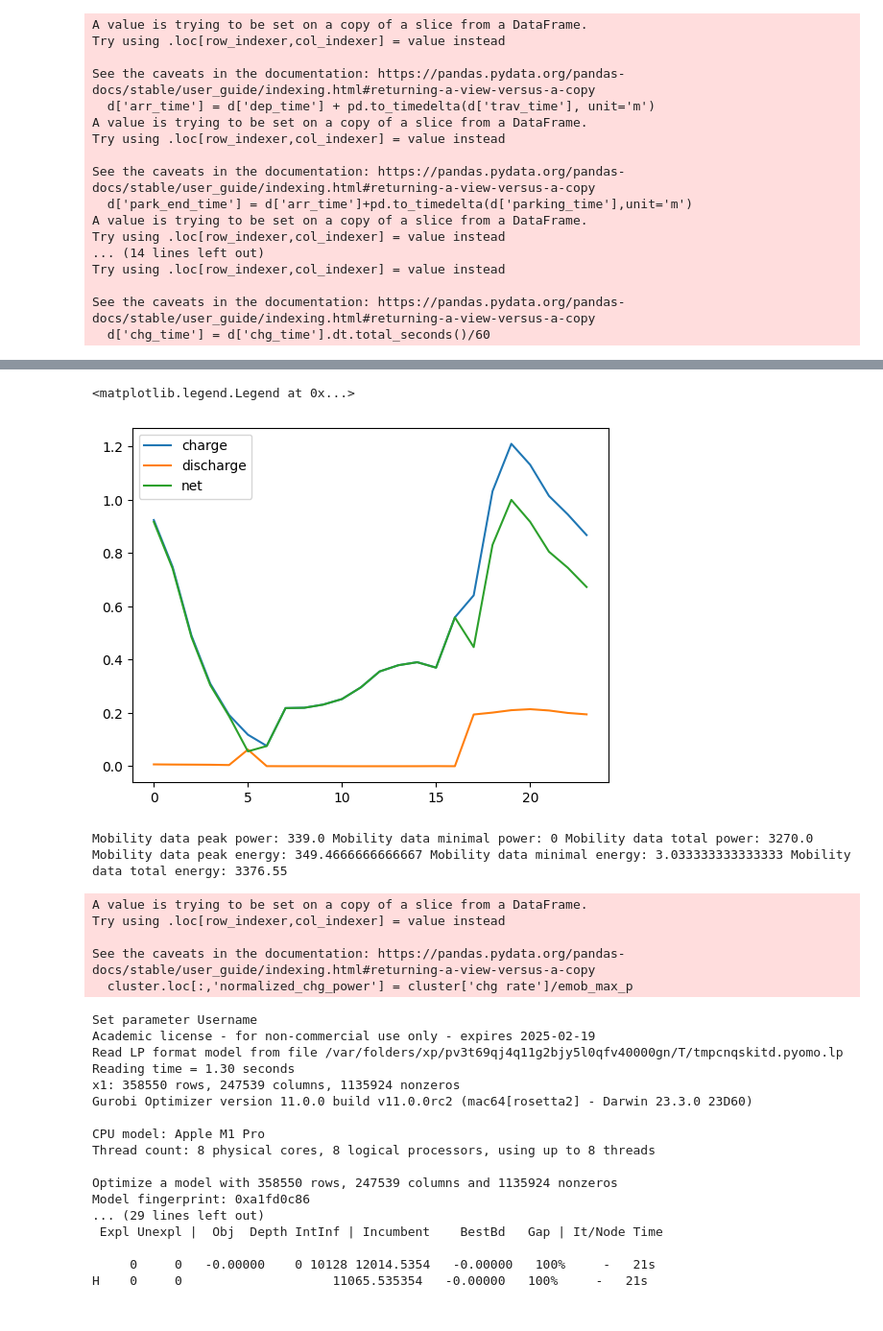
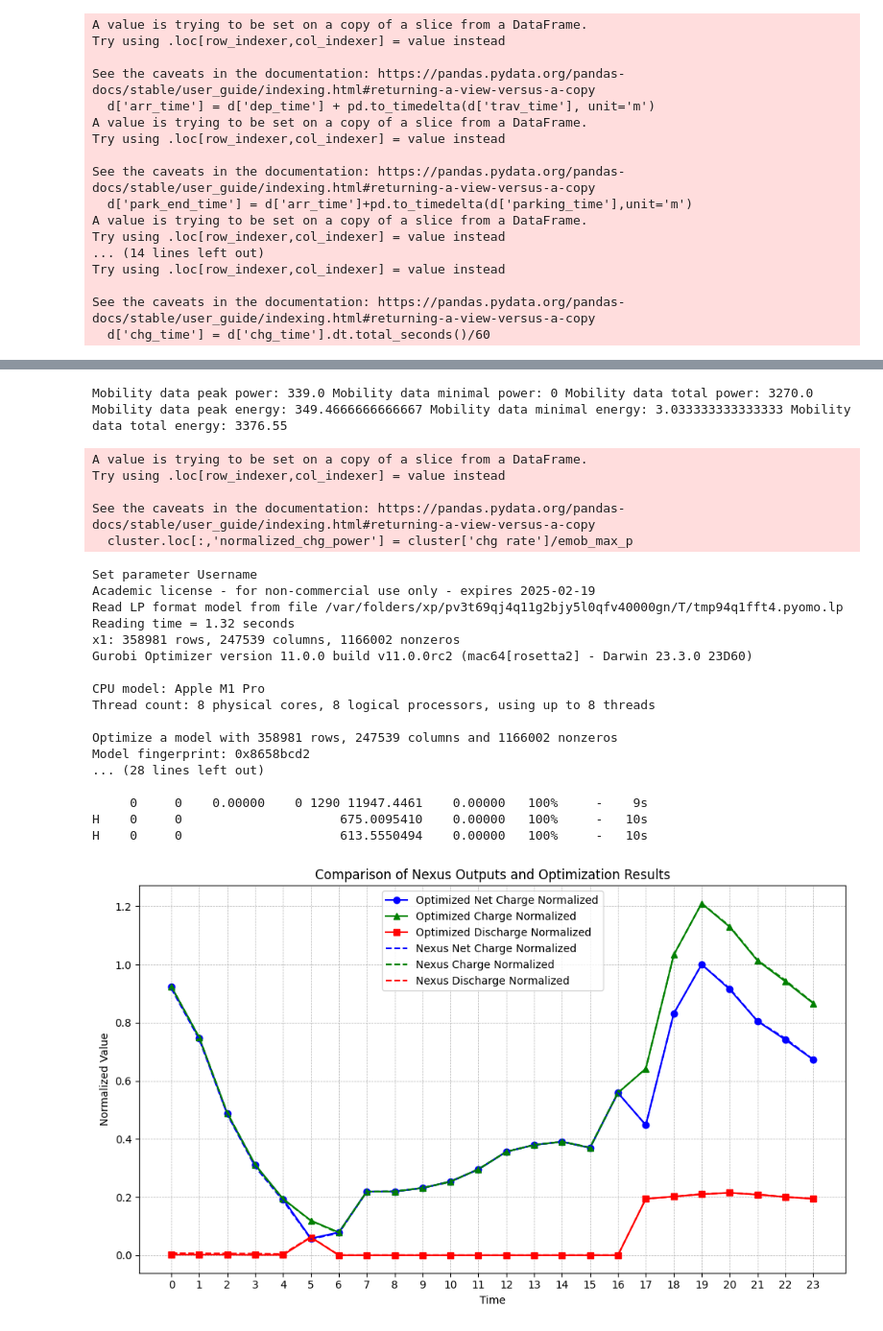
Before and after one commit to Huiwennnnn/MT, a Jupyter notebook: match_profile_split.ipynb, the cells around one changed output, grey strips where cells are left out. Shown: that part at 96% size. Cells and saved outputs as stored; diff of their text form; code cells hidden in the pictures.

```diff
--- a/match_profile_split.ipynb
+++ b/match_profile_split.ipynb
@@ -157,13 +187,6 @@ discharge['normalized_profile'] = discharge[hv_bus]/day_max
 discharge.index=range(24)
 net = charge['89']-discharge['89']
 net_normalized = net/day_max
-plt.plot(charge['normalized_profile'],label='charge')
-plt.plot(discharge['normalized_profile'], label='discharge')
-plt.plot(net_normalized, label='net')
-plt.legend()
-# %% [output]
-<matplotlib.legend.Legend at 0x...>
-[figure, removed]
 # %%
 clustered = d.sort_values(by=['arr_time','parking_time'])
 k = 25
@@ -275,14 +298,18 @@ def opt_charge_profile(charge,discharge,net_normalized,cluster,emob_max_p,normal
     m.power_limit_d = Constraint(m.E, m.T, rule=discharge_power_limit_rule)
 
     def parking_rule_c(m,e,t):
-        if m.parking_time[e,t]<=0.5:
+        if m.parking_time[e,t]==0:
+            return m.charge_power[e,t]==0
+        elif t<23 and m.parking_time[e,t]<0.5 and m.parking_time[e,t+1]==0:
             return m.charge_power[e,t]==0
         else:
             return Constraint.Skip
     m.parking_c = Constraint(m.E,m.T,rule=parking_rule_c)
     def parking_rule_d(m,e,t):
-        if m.parking_time[e,t]<=0.5:
-            return m.charge_power[e,t]==0
+        if m.parking_time[e,t]==0:
+            return m.discharge_power[e,t]==0
+        elif t<23 and m.parking_time[e,t]<0.5 and m.parking_time[e,t+1]==0:
+            return m.discharge_power[e,t]==0
         else:
             return Constraint.Skip
     m.parking_d = Constraint(m.E,m.T,rule=parking_rule_d)
@@ -344,8 +371,8 @@ def opt_charge_profile(charge,discharge,net_normalized,cluster,emob_max_p,normal
     m.detect_change_2 = Constraint(m.E,m.T,rule=detect_change_rule_2)
 
     def avoid_alternating_rule(m,e):
-        return sum(m.change[e,t] for t in m.T)
-    m.change_direction = Expression(m.E,rule=avoid_alternating_rule)
+        return sum(m.change[e,t] for t in m.T)<=6
+    m.change_direction = Constraint(m.E,rule=avoid_alternating_rule)
 
     def avoid_adj_alternating_rule(m,e,t):
         if t>0:
@@ -390,12 +417,12 @@ def opt_charge_profile(charge,discharge,net_normalized,cluster,emob_max_p,normal
     m.tot_discharge = Constraint(m.T, rule=mask_tot_discharge_z)
     def hourly_tot_net_charge_power_rule(m,t):
         return sum((m.charge_power[e,t]-m.discharge_power[e,t]) for e in m.E )
-    m.houlry_tot_net_charge_power = Expression(m.T,rule=hourly_tot_net_charge_power_rule)
+    m.hourly_tot_net_charge_power = Expression(m.T,rule=hourly_tot_net_charge_power_rule)
 
     ###########################
     # Objective
     def objective_rule(m):
-        return sum((m.charge_to_match[t]-m.tot_charge_z[t])**2 for t in m.T) + sum((m.discharge_to_match[t]-m.tot_discharge_z[t])**2 for t in m.T)+ sum(1000*(m.charge_power_limit_s[e,t]+m.discharge_power_limit_s[e,t]) for e in m.E for t in m.T)+ sum(m.change_direction[e] for e in m.E)
+        return sum((m.charge_to_match[t]-m.tot_charge_z[t])**2 for t in m.T) + sum((m.discharge_to_match[t]-m.tot_discharge_z[t])**2 for t in m.T)+ sum(100*(m.charge_power_limit_s[e,t]+m.discharge_power_limit_s[e,t]) for e in m.E for t in m.T)
         #sum((m.charge_to_match[t]-m.hourly_tot_charge_power[t])**2 for t in m.T) + sum((m.discharge_to_match[t]-m.hourly_tot_discharge_power[t])**2 for t in m.T)+ sum(1000*(m.charge_power_limit_s[e,t]+m.discharge_power_limit_s[e,t]) for e in m.E for t in m.T)
     m.objective = Objective(rule=objective_rule, sense=minimize)
     ###########################
@@ -413,7 +440,7 @@ def opt_charge_profile(charge,discharge,net_normalized,cluster,emob_max_p,normal
     return 0
 # %%
 # Normalize the mobility aggregated charge power, calculate min, max, sum of power if there were EVs charging in the cluster then optimize this cluster's charging behavior to fit the curve
-for i in range(k):
+for i in [0]:
 
     cluster = clustered[clustered['cluster']==i]
     emob_agg_e = [sum(x) for x in zip(*cluster['charge_energy_list'])] # energy in kWh
@@ -454,21 +481,21 @@ See the caveats in the documentation: https://pandas.pydata.org/pandas-docs/stab
   cluster.loc[:,'normalized_chg_power'] = cluster['chg rate']/emob_max_p
 Set parameter Username
 Academic license - for non-commercial use only - expires 2025-02-19
-Read LP format model from file /var/folders/xp/pv3t69qj4q11g2bjy5l0qfv40000gn/T/tmpcnqskitd.pyomo.lp
-Reading time = 1.30 seconds
-x1: 358550 rows, 247539 columns, 1135924 nonzeros
+Read LP format model from file /var/folders/xp/pv3t69qj4q11g2bjy5l0qfv40000gn/T/tmp94q1fft4.pyomo.lp
+Reading time = 1.32 seconds
+x1: 358981 rows, 247539 columns, 1166002 nonzeros
 Gurobi Optimizer version 11.0.0 build v11.0.0rc2 (mac64[rosetta2] - Darwin 23.3.0 23D60)
 
 CPU model: Apple M1 Pro
 Thread count: 8 physical cores, 8 logical processors, using up to 8 threads
 
-Optimize a model with 358550 rows, 247539 columns and 1135924 nonzeros
-Model fingerprint: 0xa1fd0c86
-... (29 lines left out)
- Expl Unexpl |  Obj  Depth IntInf | Incumbent    BestBd   Gap | It/Node Time
+Optimize a model with 358981 rows, 247539 columns and 1166002 nonzeros
+Model fingerprint: 0x8658bcd2
+... (28 lines left out)
 
-     0     0   -0.00000    0 10128 12014.5354   -0.00000   100%     -   21s
-H    0     0                    11065.535354   -0.00000   100%     -   21s
+     0     0    0.00000    0 1290 11947.4461    0.00000   100%     -    9s
+H    0     0                     675.0095410    0.00000   100%     -   10s
+H    0     0                     613.5550494    0.00000   100%     -   10s
 # %%
 agg_e = [sum(x) for x in zip(*d['charge_energy_list'])] # energy in kWh
 agg_p = [sum(x) for x in zip(*d['charge_power_list'])] # power in kW
@@ -476,7 +503,7 @@ max_p,min_p,tot_p = max(agg_p), min(agg_p), sum(agg_p)
 max_e, min_e,tot_e= max(agg_e), min(agg_e),sum(agg_e)
 print(tot_e)
 # %%
-path = 'split_v3'
+path = 'split_v2'
 concat_charge = pd.DataFrame()
 concat_discharge = pd.DataFrame()
 for i in range(k):
@@ -484,34 +511,37 @@ for i in range(k):
     concat_charge = pd.concat([concat_charge,charge_i],axis=0)
     discharge_i = pd.read_csv(f'{path}/369_0_cluster_{i}_discharge.csv')
     concat_discharge = pd.concat([concat_discharge,discharge_i],axis=0)
 
 concat_charge = concat_charge.rename(columns={'Unnamed: 0':'event_index'})
 concat_discharge = concat_discharge.rename(columns={'Unnamed: 0':'event_index'})
 concat_res = concat_charge-concat_discharge
 concat_res.loc[:,'event_index'] = concat_charge['event_index']
+concat_res.set_index('event_index', inplace=True)
 concat_charge.to_csv(f'{path}/concat_charge_power_all.csv')
 concat_discharge.to_csv(f'{path}/concat_dicharge_power_all.csv')
 concat_res.to_csv(f'{path}/concat_net_power_all.csv')
-concat_sum = concat_res.sum()[1:].sum()
-concat_max = concat_res.sum()[1:].max()
+concat_sum = concat_res.sum().sum()
+concat_max = concat_res.sum().max()
 plt.figure(figsize=(10, 6))
 
 # Optimized results with solid lines and markers
-plt.plot(concat_res.sum()[1:]/concat_max, label='Optimized Net Charge Normalized', color='blue', linestyle='-', marker='o')
+plt.plot(concat_res.sum()/concat_max, label='Optimized Net Charge Normalized', color='blue', linestyle='-', marker='o')
 plt.plot(concat_charge.sum()[1:]/concat_max, label='Optimized Charge Normalized', color='green', linestyle='-', marker='^')
 plt.plot(concat_discharge.sum()[1:]/concat_max, label='Optimized Discharge Normalized', color='red', linestyle='-', marker='s')
 
 # Nexus outputs with dashed lines
 plt.plot(net_normalized, label='Nexus Net Charge Normalized', color='blue', linestyle='--')
 plt.plot(charge['normalized_profile'], label='Nexus Charge Normalized', color='green', linestyle='--')
 plt.plot(discharge['normalized_profile'], label='Nexus Discharge Normalized', color='red', linestyle='--')
 
 plt.title('Comparison of Nexus Outputs and Optimization Results')
 plt.xlabel('Time')
 plt.ylabel('Normalized Value')
 plt.legend()
 plt.grid(True, which='both', linestyle='--', linewidth=0.5)
 plt.tight_layout()
 plt.savefig(f'{path}/optimized_norm_power_vs_nexus.png')
 plt.show()
+# %% [output]
+[figure, added]
 # %%
```
Also changed, not shown: parts of 8 cells of this notebook.
